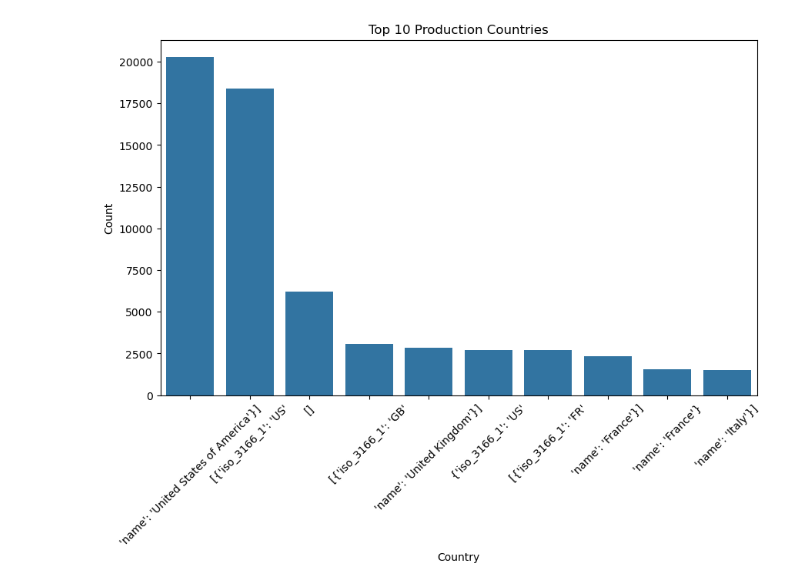
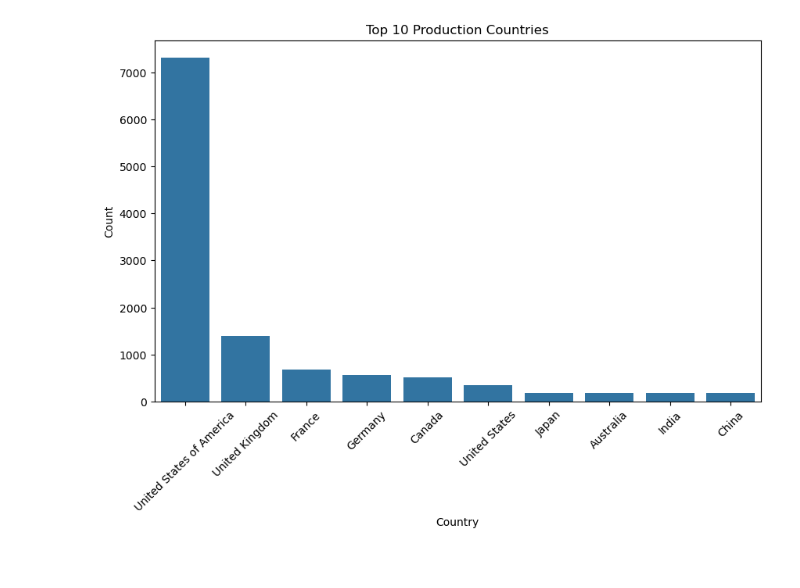
Before and after one commit to Divyantha369/spring-2025-greenlight, a Jupyter notebook: Praneed(EDA&Preprocessing)/pre_processsing.ipynb, the cells around one changed output. Drawn from its saved outputs; the diff is of its cells as text; code cells hidden in the pictures.

Commit message:
new scraped final data

```diff
--- a/Praneed(EDA&Preprocessing)/pre_processsing.ipynb
+++ b/Praneed(EDA&Preprocessing)/pre_processsing.ipynb
@@ -63,0 +763,18 @@ dtype: object
+# %%
+df = pd. read_csv(r"C:\Users\divya\OneDrive\Documents\GitHub\spring-2025-greenlight\Praneed(EDA&Preprocessing)\enriched_data.csv")
+df = df.drop(columns=["final_genres", "final_runtime", "final_overview", "final_original_language", "final_rating", "final_production_countries", "cast", "crew", "director_id", "star_id","final_certificate" ], errors='ignore')
+
+
+print(f"Dataset shape: {df.shape}")
+duplicates = df.duplicated().sum()
+print(f"Number of duplicate rows: {duplicates} ({duplicates/len(df):.2%})")
+
+missing = df.isna().mean().sort_values(ascending=False)
+print("\nMissing values by column (%):")
+print(missing.apply(lambda x: f"{x:.2%}"))
+
+plt.figure(figsize=(10, 6))
+sns.heatmap(df.isna(), yticklabels=False, cbar=False, cmap='viridis')
+plt.tight_layout()
+plt.title('Missing Value Matrix (Yellow = Missing)')
+plt.show()
@@ -102,20 +838,20 @@ dtype: object
 # %%
 
 
 # Split the production countries for each movie
-countries = data['final_production_countries'].dropna().apply(lambda x: x.split(","))
+countries = df['production_countries'].dropna().apply(lambda x: x.split(","))
 countries_list = list(itertools.chain.from_iterable(countries))
 countries_list = [c.strip() for c in countries_list]
 country_counts = collections.Counter(countries_list)
 top_countries = pd.DataFrame.from_dict(country_counts, orient="index", columns=["Count"]).sort_values("Count", ascending=False).head(10)
 
 plt.figure(figsize=(10, 6))
 sns.barplot(x=top_countries.index, y=top_countries["Count"])
 plt.title("Top 10 Production Countries")
 plt.xlabel("Country")
 plt.ylabel("Count")
 plt.xticks(rotation=45)
 plt.show()
 # %% [output]
-[figure, old version]
+[figure, new version]
 # %%
```
Also changed, not shown: parts of 9 cells of this notebook, 6 other files.
